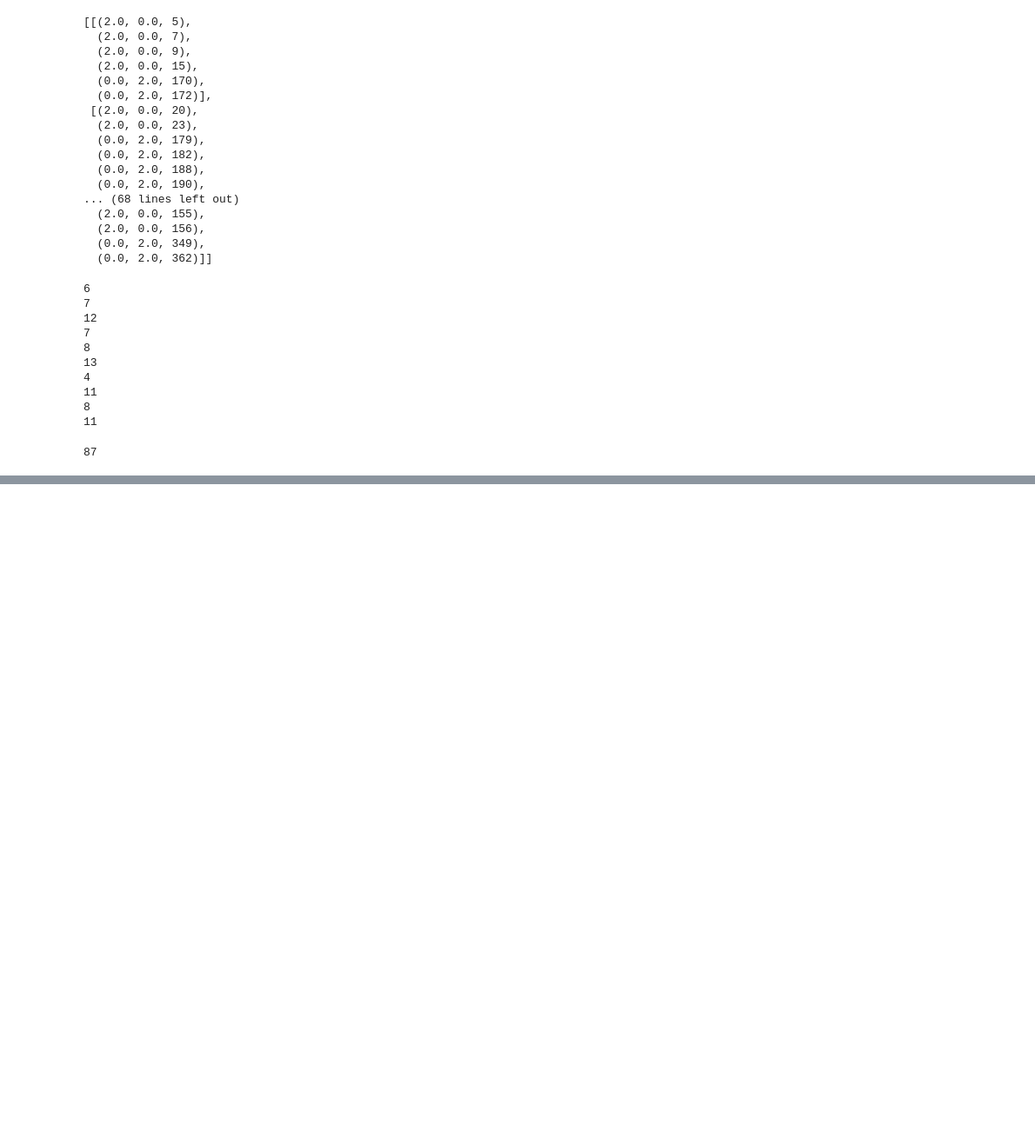
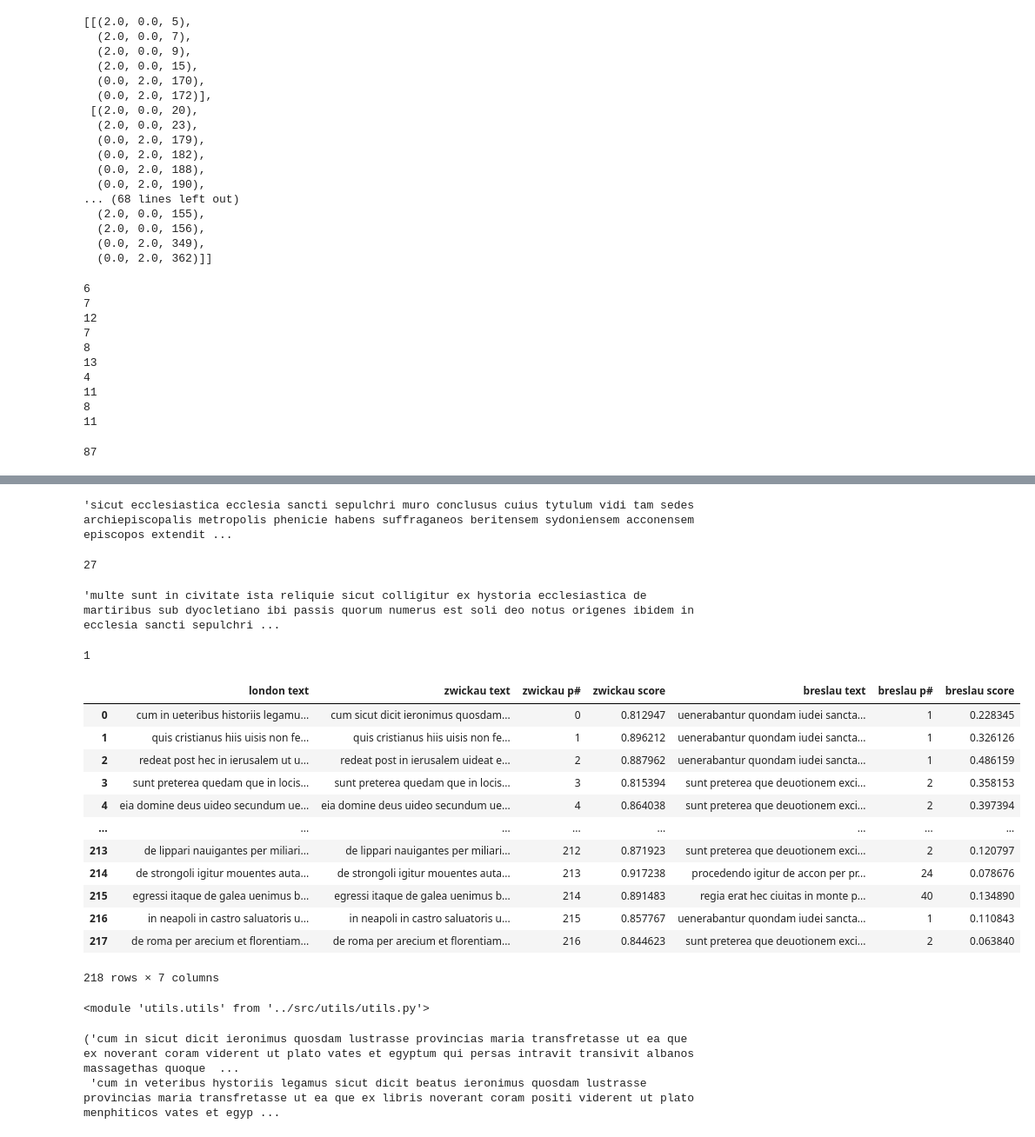
Before and after one commit to sashaaKr/thesis, a Jupyter notebook: notebooks/preparation for 17.7 - model improvments.ipynb, the cells around one changed output, grey strips where cells are left out. Shown at 87% size. Drawn from its saved outputs; the diff is of its cells as text; code cells hidden in the pictures; blank space fills up the shorter version.

```diff
--- a/notebooks/preparation for 17.7 - model improvments.ipynb
+++ b/notebooks/preparation for 17.7 - model improvments.ipynb
@@ -445,0 +531,12 @@ list(set([ result[2] for iteration in wrong_redictions for result in iteration ]
+# %%
+london_poorly_similar_with_chops_corpus_without_word_processing_long_p[12]
+# %% [output]
+'sicut ecclesiastica ecclesia sancti sepulchri muro conclusus cuius tytulum vidi tam sedes archiepiscopalis metropolis phenicie habens suffraganeos beritensem sydoniensem acconensem episcopos extendit ...
+# %%
+london_p_to_index_map[london_poorly_similar_with_chops_corpus_without_word_processing_long_p[12]]
+# %% [output]
+27
+# %%
+thesisDataReader.get_london_by_new_line_without_words_processing()[27]
+# %% [output]
+'multe sunt in civitate ista reliquie sicut colligitur ex hystoria ecclesiastica de martiribus sub dyocletiano ibi passis quorum numerus est soli deo notus origenes ibidem in ecclesia sancti sepulchri ...
@@ -445,0 +545,25 @@ list(set([ result[2] for iteration in wrong_redictions for result in iteration ]
+# %%
+{ p: i for i, p in enumerate(thesisDataReader.get_london_corpus()) }[london_strongly_similar_text_p_zero]
+# %% [output]
+1
+# %%
+pd.read_csv('../computed_data/p_aligment/by_new_line/strongly_similar/london_zwickau_breslau.csv').drop(['Unnamed: 0'], axis=1)
+# %% [output]
+|  | london text | zwickau text | zwickau p# | zwickau score | breslau text | breslau p# | breslau score |
+| 0 | cum in ueteribus historiis legamu... | cum sicut dicit ieronimus quosdam... | 0 | 0.812947 | uenerabantur quondam iudei sancta... | 1 | 0.228345 |
+| 1 | quis cristianus hiis uisis non fe... | quis cristianus hiis uisis non fe... | 1 | 0.896212 | uenerabantur quondam iudei sancta... | 1 | 0.326126 |
+| 2 | redeat post hec in ierusalem ut u... | redeat post in ierusalem uideat e... | 2 | 0.887962 | uenerabantur quondam iudei sancta... | 1 | 0.486159 |
+| 3 | sunt preterea quedam que in locis... | sunt preterea quedam que in locis... | 3 | 0.815394 | sunt preterea que deuotionem exci... | 2 | 0.358153 |
+| 4 | eia domine deus uideo secundum ue... | eia domine deus uideo secundum ue... | 4 | 0.864038 | sunt preterea que deuotionem exci... | 2 | 0.397394 |
+| ... | ... | ... | ... | ... | ... | ... | ... |
+| 213 | de lippari nauigantes per miliari... | de lippari nauigantes per miliari... | 212 | 0.871923 | sunt preterea que deuotionem exci... | 2 | 0.120797 |
+| 214 | de strongoli igitur mouentes auta... | de strongoli igitur mouentes auta... | 213 | 0.917238 | procedendo igitur de accon per pr... | 24 | 0.078676 |
+| 215 | egressi itaque de galea uenimus b... | egressi itaque de galea uenimus b... | 214 | 0.891483 | regia erat hec ciuitas in monte p... | 40 | 0.134890 |
+| 216 | in neapoli in castro saluatoris u... | in neapoli in castro saluatoris u... | 215 | 0.857767 | uenerabantur quondam iudei sancta... | 1 | 0.110843 |
+| 217 | de roma per arecium et florentiam... | de roma per arecium et florentiam... | 216 | 0.844623 | sunt preterea que deuotionem exci... | 2 | 0.063840 |
+218 rows × 7 columns
+# %%
+imp.reload(thesisDataReader)
+imp.reload(thesisUtils)
+# %% [output]
+<module 'utils.utils' from '../src/utils/utils.py'>
@@ -445,0 +572,5 @@ list(set([ result[2] for iteration in wrong_redictions for result in iteration ]
+# %%
+res[0]
+# %% [output]
+('cum in sicut dicit ieronimus quosdam lustrasse provincias maria transfretasse ut ea que ex noverant coram viderent ut plato vates et egyptum qui persas intravit transivit albanos massagethas quoque  ...
+ 'cum in veteribus hystoriis legamus sicut dicit beatus ieronimus quosdam lustrasse provincias maria transfretasse ut ea que ex libris noverant coram positi viderent ut plato menphiticos vates et egyp ...
```
Also changed, not shown: parts of 17 cells of this notebook, 11 other files.
